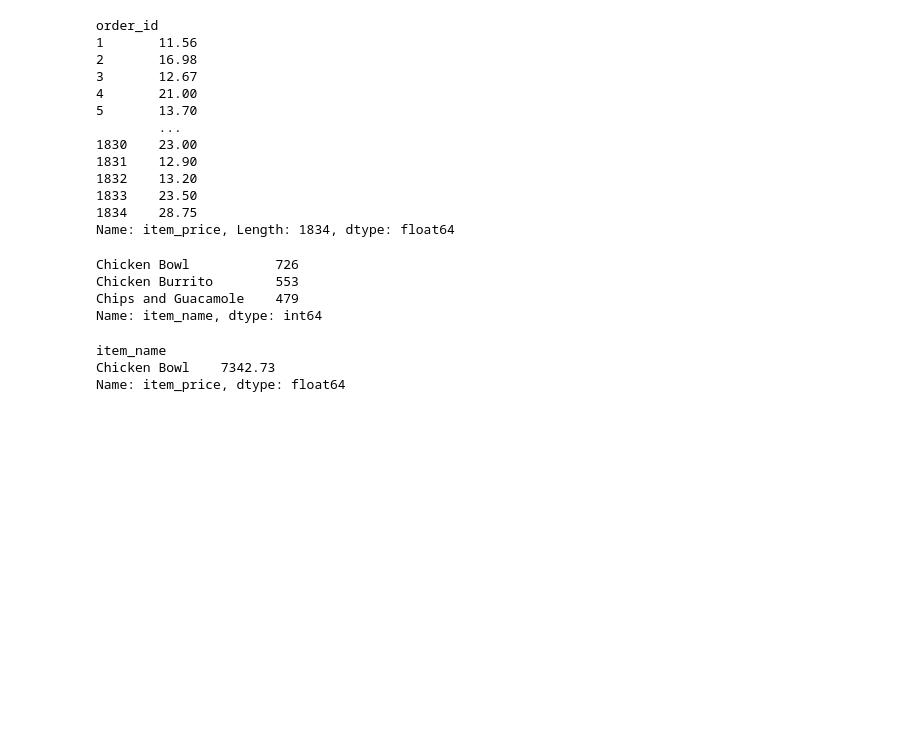
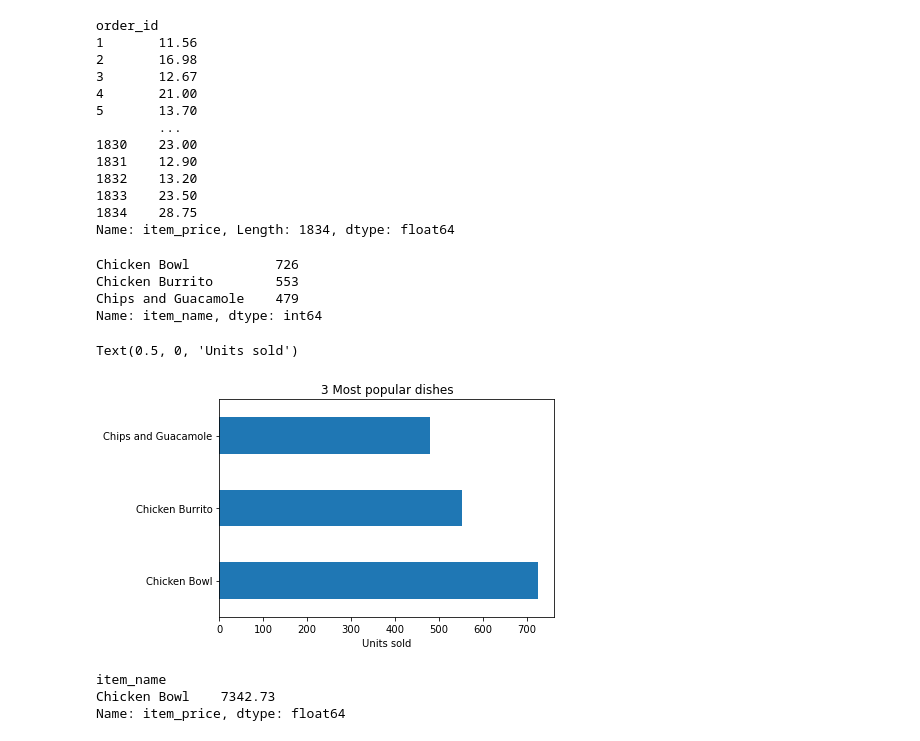
Before and after one commit to JaradAng/numpy-pandas-visualization-exercises, a Jupyter notebook: advanced_dataframes.ipynb, the cells around one changed output. Saved outputs shown, nothing was run; the diff lists cells and outputs as text; code cells hidden in the pictures; blank space fills up the shorter version.

```diff
--- a/advanced_dataframes.ipynb
+++ b/advanced_dataframes.ipynb
@@ -320,6 +320,14 @@ Chicken Bowl           726
 Chicken Burrito        553
 Chips and Guacamole    479
 Name: item_name, dtype: int64
+# %%
+most_pop.plot(kind='barh')
+
+plt.title('3 Most popular dishes')
+plt.xlabel('Units sold')
+# %% [output]
+Text(0.5, 0, 'Units sold')
+[figure, added]
 # %%
 # Item with most revenue
 
```
